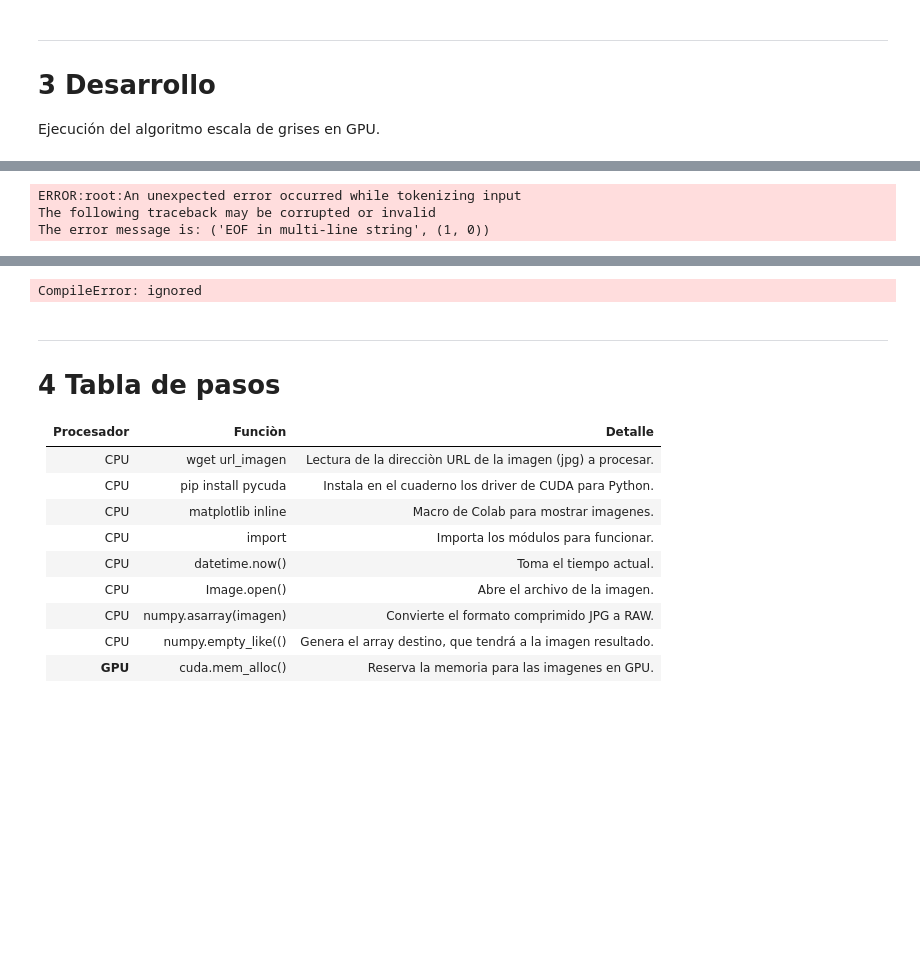
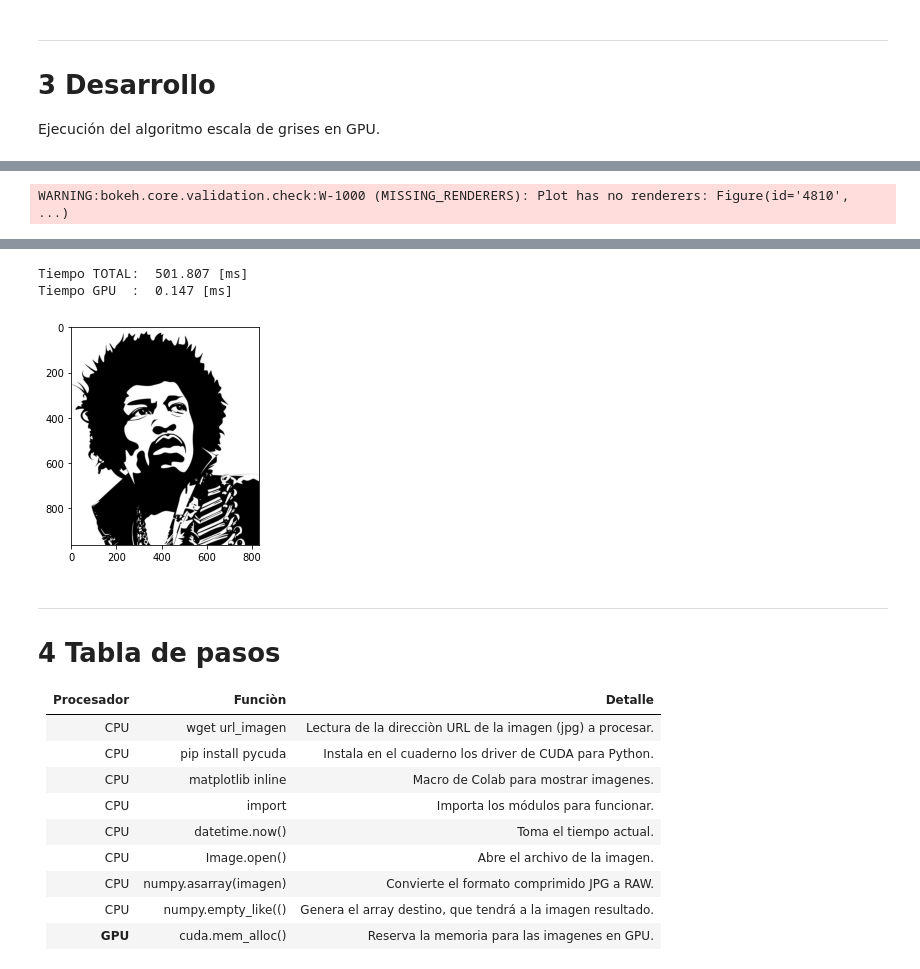
Before and after one commit to CelaPablo/SOA-EA2, a Jupyter notebook: HPC/Cela_Pablo_ejercicio_2_GPU.ipynb, the cells around one changed output, grey strips where cells are left out. Cells and saved outputs as stored; diff of their text form; code cells hidden in the pictures; blank space fills up the shorter version.

```diff
--- a/HPC/Cela_Pablo_ejercicio_2_GPU.ipynb
+++ b/HPC/Cela_Pablo_ejercicio_2_GPU.ipynb
@@ -80,55 +80,45 @@ image = Image.open( img_nombre )
 img_alto, img_ancho = image.size
 
 # Arrays para guardar los pixels de color negro.
-nx = []; ny = [];  colors = [];
+arrayint = numpy.random.randn(img_alto*img_alto)
+nx = numpy.empty_like(arrayint)
+ny = numpy.empty_like(arrayint)
 
 # Convierto la imagen comprimida en JPEG/PNG a array
-img_O_cpu = numpy.asarray(image)
-img_R_cpu = numpy.empty_like( img_O_cpu)
+img_O_cpu = numpy.array(image)
 
 # Reservo los 2 vectores en GPU(3 pixeles usa RGB * (el tamaño del array))
+nx_gpu  = cuda.mem_alloc( nx.nbytes )
+ny_gpu  = cuda.mem_alloc( ny.nbytes )
 img_O_gpu = cuda.mem_alloc( img_O_cpu.nbytes )
-img_R_gpu = cuda.mem_alloc( img_R_cpu.nbytes )
-
-nx_gpu  = cuda.mem_alloc( img_R_cpu.nbytes )
-ny_gpu  = cuda.mem_alloc( img_R_cpu.nbytes )
-colors_gpu  = cuda.mem_alloc( img_R_cpu.nbytes )
 
 # GPU - Copio la memoria al GPU.
 cuda.memcpy_htod( img_O_gpu, img_O_cpu )
-cuda.memcpy_htod( img_R_gpu, img_R_cpu )
 
 # CPU - Defino la función kernel que ejecutará en GPU.
 module = SourceModule("""
-_global_ void kernel_img( int ancho, int alto, char *img_O, char *img_R, char * x_gpu, char * y_gpu, char * c_gpu)
+__global__ void kernel_img( int ancho, int alto, char *img_O, char * x_gpu, char * y_gpu)
 {
   // Calculo las coordenadas del Thread en dos dimensiones.
   int idx = threadIdx.x + blockIdx.x*blockDim.x;
   int idy = threadIdx.y + blockIdx.y*blockDim.y;
-  float fGris = 0.0;
-  int x;
+
+  //int color = img_pic_cpu[y][x];
 
   // Verifico que los Thread, esten dentro de las dimensiones de la imagen.
   if( idx < ancho && idy < alto )
   {
-    //Calculo el color gris para el pixel a partir de los componentes.
-    // fGris = (float)img_O[(idx+(idy*ancho))*3    ]*0.299;  // Componente Rojo del pixel.
-    // fGris +=(float)img_O[((idx+(idy*ancho))*3)+1]*0.599;  // Componente Verde del pixel.
-    //   fGris +=(float)img_O[((idx+(idy*ancho))*3)+2]*0.11;   // Componente Azul del pixel.
-
     if ((float)img_O[(idx+(idy*ancho))*3] == 0.0 && (float)img_O[((idx+(idy*ancho))*3)+1] == 0.0 && (float)img_O[((idx+(idy*ancho))*3)+2] == 0.0)
     {
-      x = 0.0;
-      x_gpu[idx] = (idx/10);
-      y_gpu[idy] = (idy/10);
+      x_gpu[idx] = (idx);
+      y_gpu[idy] = (idy);
     }
-
   }
 }
 """)
 
 # Muestro los atributos de la imagen y como se ve antes del seudo filtro.
-print("Imagen del filtro: " + img_nombre + " -" + image.mode + "- [" + str(img_ancho) + ", " + str(img_alto ) + "]" )
+# print("Imagen del filtro: " + img_nombre + " -" + image.mode + "- [" + str(img_ancho) + ", " + str(img_alto ) + "]" )
 
 # CPU - Genero la función kernel.
 kernel = module.get_function("kernel_img")
@@ -146,21 +136,37 @@ dim_bloque_y = numpy.int( (img_alto+dim_hilo_y-1) / dim_hilo_y )
 
 tiempo_img = datetime.now()
 
-kernel( numpy.int32(img_ancho), numpy.int32(img_alto), img_O_gpu, img_R_gpu,nx_gpu,ny_gpu,colors_gpu, block=( dim_hilo_x, dim_hilo_y, 1 ), grid=(dim_bloque_x, dim_bloque_y,1) )
+kernel(numpy.int32(img_ancho), numpy.int32(img_alto), img_O_gpu, nx_gpu, ny_gpu, block=( dim_hilo_x, dim_hilo_y, 1 ), grid=(dim_bloque_x, dim_bloque_y,1) )
 
 tiempo_img = datetime.now() - tiempo_img
 
 # GPU - Copio el resultado desde la memoria GPU.
-cuda.memcpy_dtoh( img_R_cpu, img_R_gpu )
+cuda.memcpy_dtoh( nx, nx_gpu )
+cuda.memcpy_dtoh( ny, ny_gpu )
 
 # Muestro la imagen Original el filtro.
 plt.figure()
 imgplot=plt.imshow( img_O_cpu )
 
 # Muestro la imagen luego de aplicarle el filtro.
-plt.figure()
-imgplot=plt.imshow( img_R_cpu )
+nnax = numpy.array(nx)
+nnay = numpy.array(ny)
 
+filter_x = []; filter_y = [];
+for element in nnax:
+  if element != 666:
+    filter_x.append(element)
+    filter_y.append(element)
+
+radii = numpy.random.random(size= len(filter_x)) * 0.25
+
+# colors = ["#%02x%02x%02x" % (r, g, 150) for r, g in zip(numpy.floor(50+2*filter_x).astype(int), numpy.floor(30+2*filter_y).astype(int))]
+
+result = figure()
+# result.circle(filter_x, filter_y, radius=radii, fill_color=colors, fill_alpha=0.6, line_color=None)
+show(result)
+
+tiempo_representacion = datetime.now()
 tiempo_total = datetime.now() - tiempo_total
 
 print("Tiempo TOTAL: ", tiempo_en_ms( tiempo_total ), "[ms]" )
@@ -169,3 +176 @@ print("Tiempo GPU  : ", tiempo_en_ms( tiempo_img ), "[ms]" )
-ERROR:root:An unexpected error occurred while tokenizing input
-The following traceback may be corrupted or invalid
-The error message is: ('EOF in multi-line string', (1, 0))
+WARNING:bokeh.core.validation.check:W-1000 (MISSING_RENDERERS): Plot has no renderers: Figure(id='4810', ...)
@@ -172,4 +179,6 @@ The error message is: ('EOF in multi-line string', (1, 0))
-CompileError: ignored
+Tiempo TOTAL:  501.807 [ms]
+Tiempo GPU  :  0.147 [ms]
+[figure, added]
 # %% [markdown]
 ---
 # 4 Tabla de pasos
```
Also changed, not shown: parts of 3 cells of this notebook.
